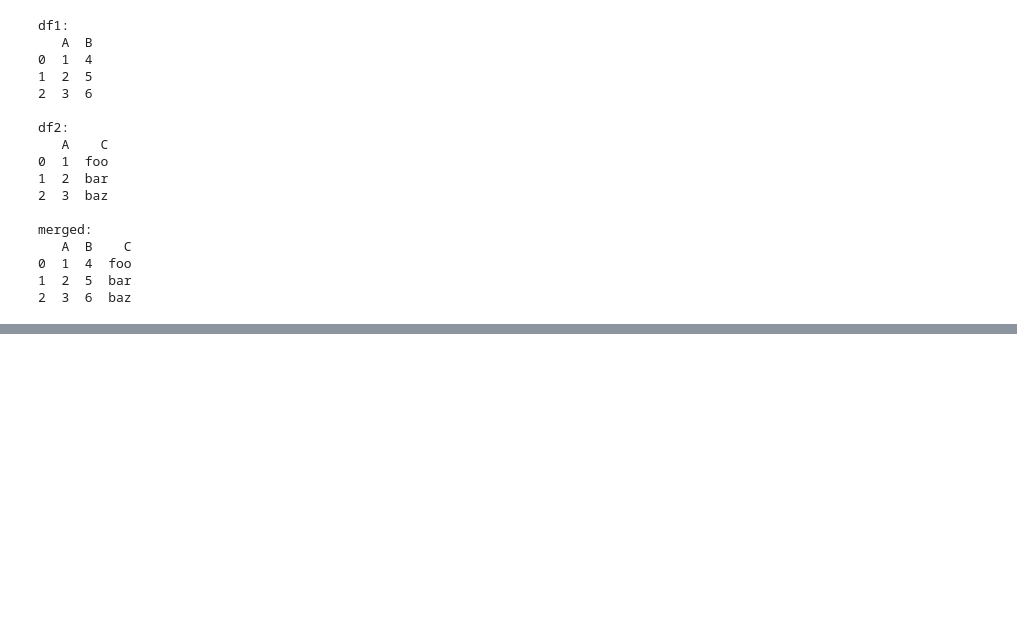
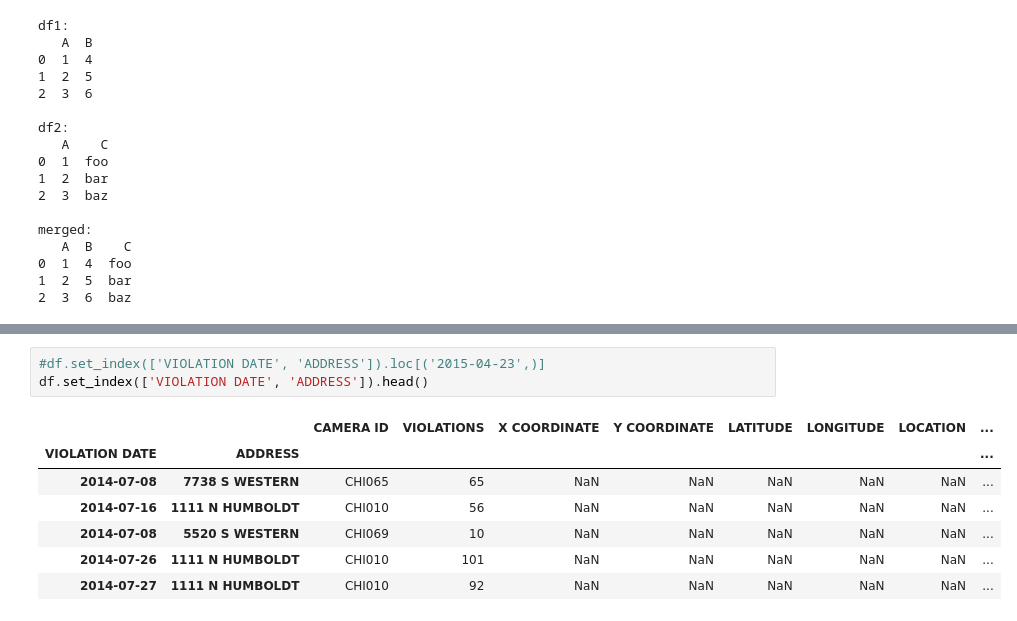
Before and after one commit to nuitrcs/pythonworkshops, a Jupyter notebook: dataanalysis/pandas/Part 2 - Grouping, Plotting, & Merging.ipynb, the cells around one changed output, grey strips where cells are left out. Cells and saved outputs as stored; diff of their text form; blank space fills up the shorter version.

```diff
--- a/dataanalysis/pandas/Lesson 2 - Grouping, Plotting, & Merging.ipynb
+++ b/dataanalysis/pandas/Part 2 - Grouping, Plotting, & Merging.ipynb
@@ -229,0 +236,11 @@ merged:
+# %%
+#df.set_index(['VIOLATION DATE', 'ADDRESS']).loc[('2015-04-23',)]
+df.set_index(['VIOLATION DATE', 'ADDRESS']).head()
+# %% [output]
+|  |  | CAMERA ID | VIOLATIONS | X COORDINATE | Y COORDINATE | LATITUDE | LONGITUDE | LOCATION | ... |
+| VIOLATION DATE | ADDRESS |  |  |  |  |  |  |  | ... |
+| 2014-07-08 | 7738 S WESTERN | CHI065 | 65 | NaN | NaN | NaN | NaN | NaN | ... |
+| 2014-07-16 | 1111 N HUMBOLDT | CHI010 | 56 | NaN | NaN | NaN | NaN | NaN | ... |
+| 2014-07-08 | 5520 S WESTERN | CHI069 | 10 | NaN | NaN | NaN | NaN | NaN | ... |
+| 2014-07-26 | 1111 N HUMBOLDT | CHI010 | 101 | NaN | NaN | NaN | NaN | NaN | ... |
+| 2014-07-27 | 1111 N HUMBOLDT | CHI010 | 92 | NaN | NaN | NaN | NaN | NaN | ... |
```
Also changed, not shown: parts of 1 cell of this notebook, 1 other file.
